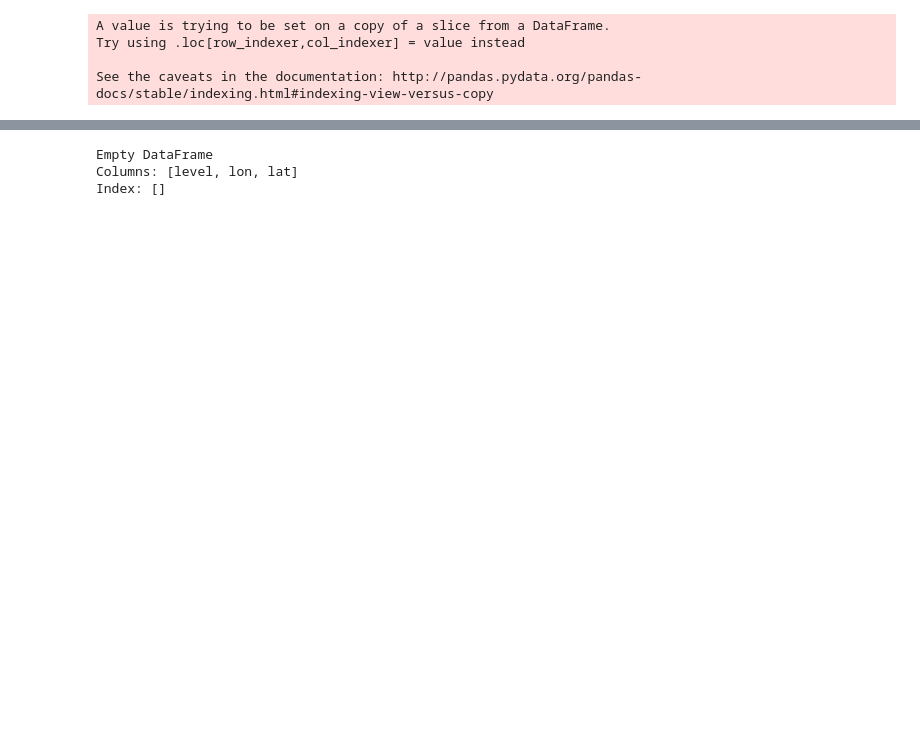
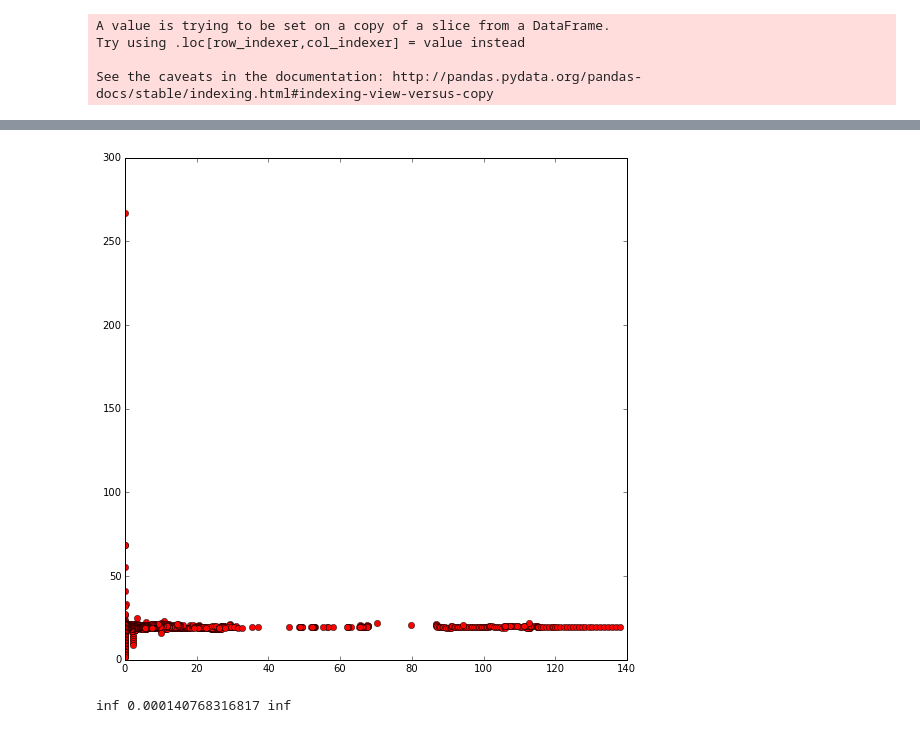
Before and after one commit to sophieclayton/KM1304_lengthscales, a Jupyter notebook: analysis/KM1304_fronts.ipynb, the cells around one changed output, grey strips where cells are left out. Saved outputs shown, nothing was run; the diff lists cells and outputs as text; code cells hidden in the pictures; blank space fills up the shorter version.

Commit message:
added temperature and salinity criteria to fronts script

```diff
--- a/analysis/KM1304_fronts.ipynb
+++ b/analysis/KM1304_fronts.ipynb
@@ -189,6 +203,0 @@ for i in range(len(clean)):
-# %%
-print front
-# %% [output]
-Empty DataFrame
-Columns: [level, lon, lat]
-Index: []
@@ -194,0 +218,10 @@ Index: []
+# %%
+fig = plt.figure(1, figsize=(9, 9), dpi = 600)
+
+plt.plot(front['dtmp'], front['dx'], 'or')
+plt.show()
+
+print np.max(front['dtmp']), np.min(front['dtmp']), np.mean(front['dtmp'])
+# %% [output]
+[figure, added]
+inf 0.000140768316817 inf
```
Also changed, not shown: parts of 3 cells of this notebook.
